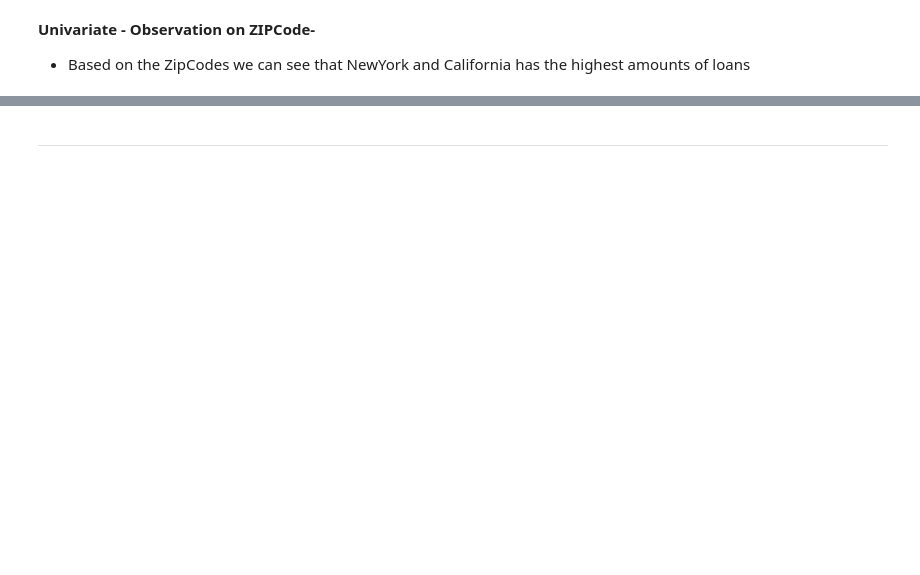
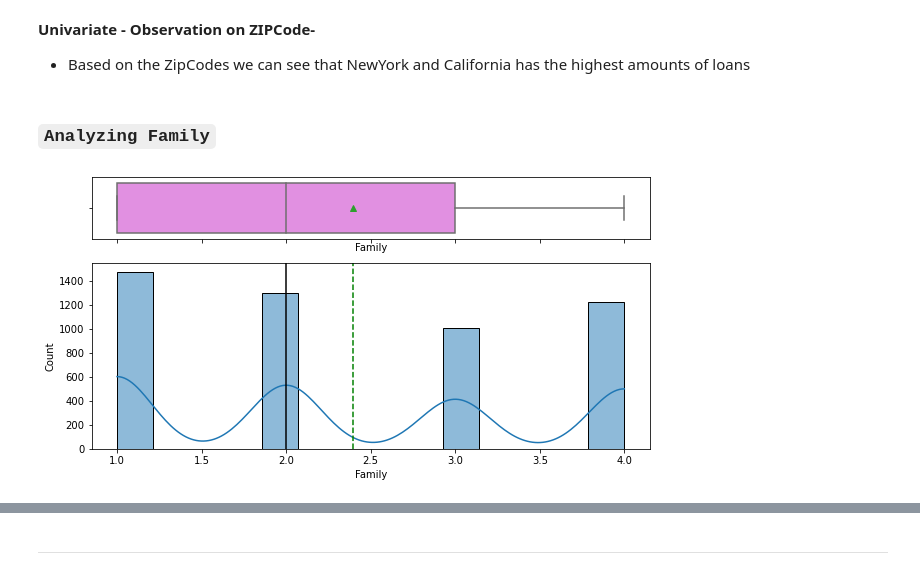
Before and after one commit to miricoder/projects, a Jupyter notebook: Supervised_Learning_Classification/Personal_Loan_Campaign.ipynb, the cells around one changed output, grey strips where cells are left out. Saved outputs shown, nothing was run; the diff lists cells and outputs as text; code cells hidden in the pictures; blank space fills up the shorter version.

```diff
--- a/Supervised_Learning_Classification/Personal_Loan_Campaign.ipynb
+++ b/Supervised_Learning_Classification/Personal_Loan_Campaign.ipynb
@@ -357,3 +359,9 @@ dtype: int64
 # %% [markdown]
 **Univariate - Observation on ZIPCode-**
 * Based on the ZipCodes we can see that NewYork and California has the highest amounts of loans
+# %% [markdown]
+### `Analyzing Family`
+# %%
+hist_box(loan_2, "Family")
+# %% [output]
+[figure, added]
```
Also changed, not shown: parts of 79 cells of this notebook.
